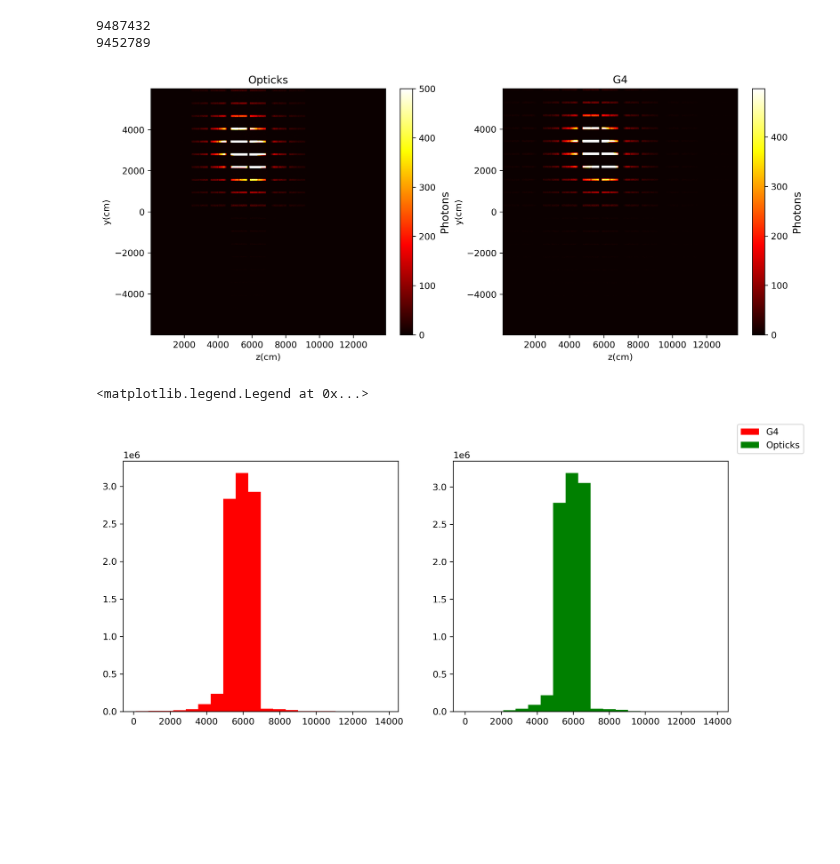
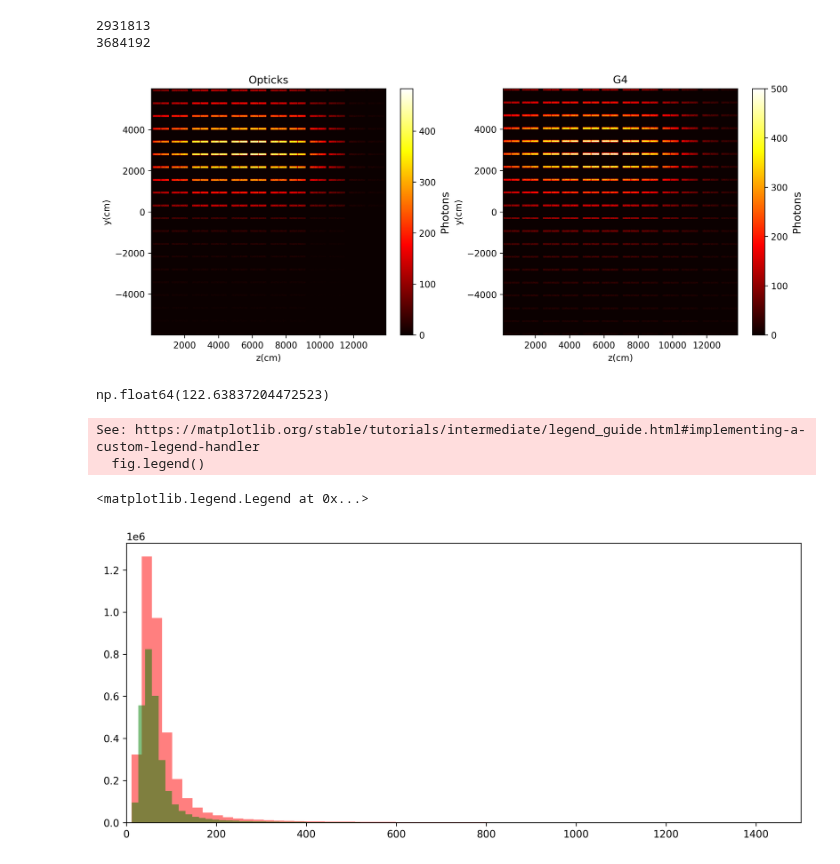
Before and after one commit to nuRiceLab/OpticalSims, a Jupyter notebook: Analysis/G4andOpticksHitsTest.ipynb, the cells around one changed output. Cells and saved outputs as stored; diff of their text form; code cells hidden in the pictures; blank space fills up the shorter version.

```diff
--- a/Analysis/G4andOpticksHitsTest.ipynb
+++ b/Analysis/G4andOpticksHitsTest.ipynb
@@ -31,15 +69,16 @@ def Getinfo(f1,f2):
     rewrite_geant4_csv_header(f1,f2)
     return pd.read_csv(f2)
 # %%
-G4Result=Getinfo("../debug/out_nt_Geant4Hits_t0.csv", "Geant4Hits_clean.csv")
-OptResult=Getinfo("../debug/out_nt_OpticksHits_t0.csv", "OpticksHits_clean.csv")
-PhotonInfo=Getinfo("../debug/out_nt_PhotonInfo_t0.csv", "PhotonInfo_clean.csv")
+Folder="build_G4Opticks"
+G4Result=Getinfo(f"../{Folder}/out_nt_Geant4Hits_t0.csv", "Geant4Hits_clean.csv")
+OptResult=Getinfo(f"../{Folder}/out_nt_OpticksHits_t0.csv", "OpticksHits_clean.csv")
+PhotonInfo=Getinfo(f"../{Folder}/out_nt_PhotonInfo_t0.csv", "PhotonInfo_clean.csv")
 # %%
 print(len(OptResult['z']))
 print(len(G4Result['z']))
 # %% [output]
-9487432
-9452789
+2931813
+3684192
 # %%
 #G4
 #evtID,SensorID,SensorName,x,y,z,t,wavelength,ProcessID
@@ -61,15 +100,22 @@ for i in range(0,2):
     p[i].set_xlabel("z(cm)")
     p[i].set_ylabel("y(cm)")
 # %% [output]
-[figure, old version]
+[figure, new version]
+# %%
+np.mean(G4Result['t'])
+# %% [output]
+np.float64(122.63837204472523)
 # %%
-fig,p=plt.subplots(1,2,dpi=300,figsize=(12,5))
-_=p[0].hist(G4Result['z'],bins=20,label="G4",color="red")
-_=p[1].hist(OptResult['z'],bins=20,label="Opticks",color="green")
+plt.figure(dpi=300,figsize=(12,5))
+plt.hist(G4Result['t'],bins=1000,label="G4",color="red",alpha=0.5)
+plt.hist(OptResult['t'],bins=1000,label="Opticks",color="green",alpha=0.5)
+plt.xlim(0,1500)
 fig.legend()
 # %% [output]
-<matplotlib.legend.Legend at 0x...>
+See: https://matplotlib.org/stable/tutorials/intermediate/legend_guide.html#implementing-a-custom-legend-handler
+  fig.legend()
+<matplotlib.legend.Legend at 0x...>
-[figure, old version]
+[figure, new version]
 # %%
 plt.plot(PhotonInfo["OScintPhotons"],PhotonInfo["Time"],color="red",linestyle='-',marker='o',label="Opticks")
 plt.plot(PhotonInfo["G4ScintPhotons"],PhotonInfo["Time"],color="green",linestyle='-',marker='o',label="G4")
```
Also changed, not shown: parts of 4 cells of this notebook, 8 other files.
